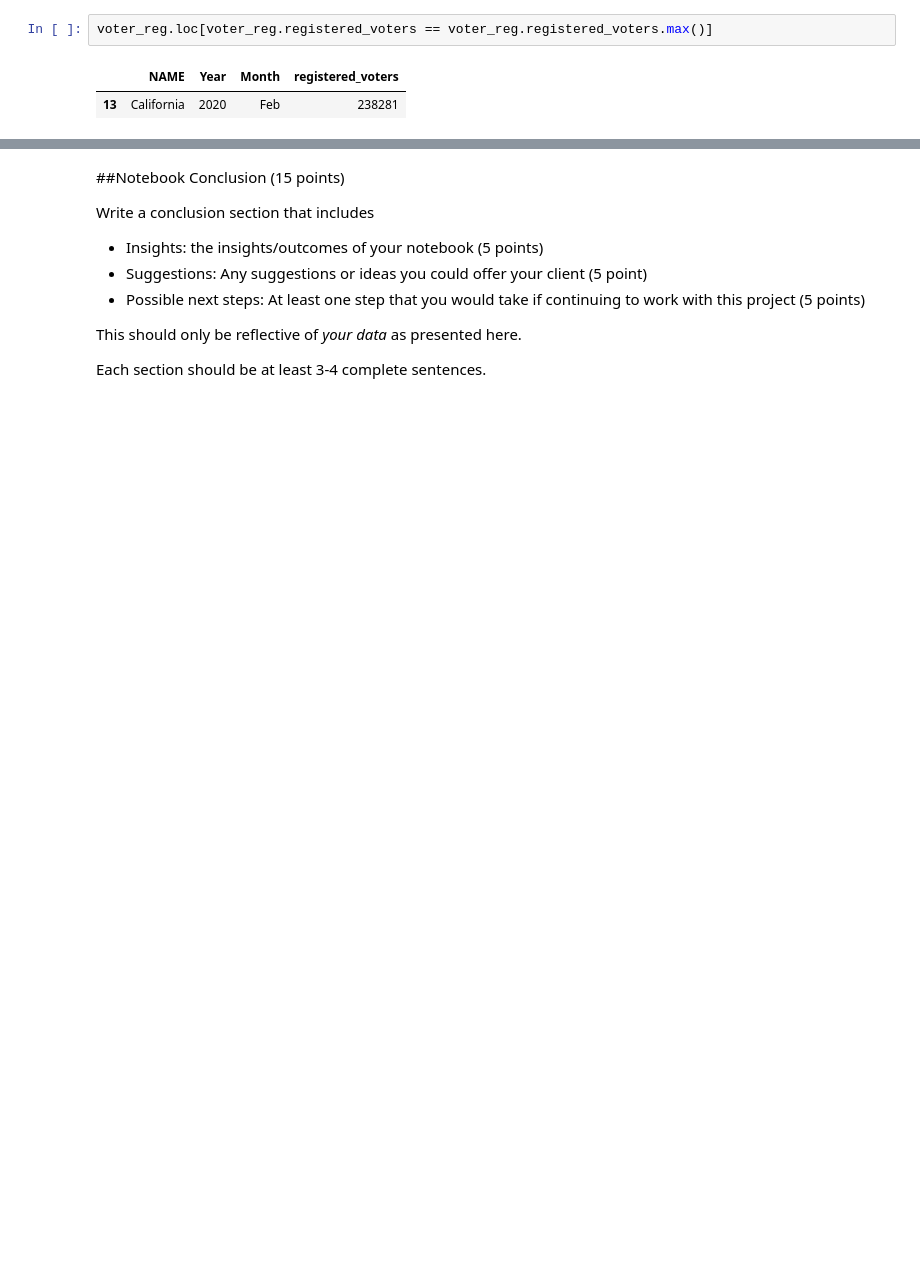
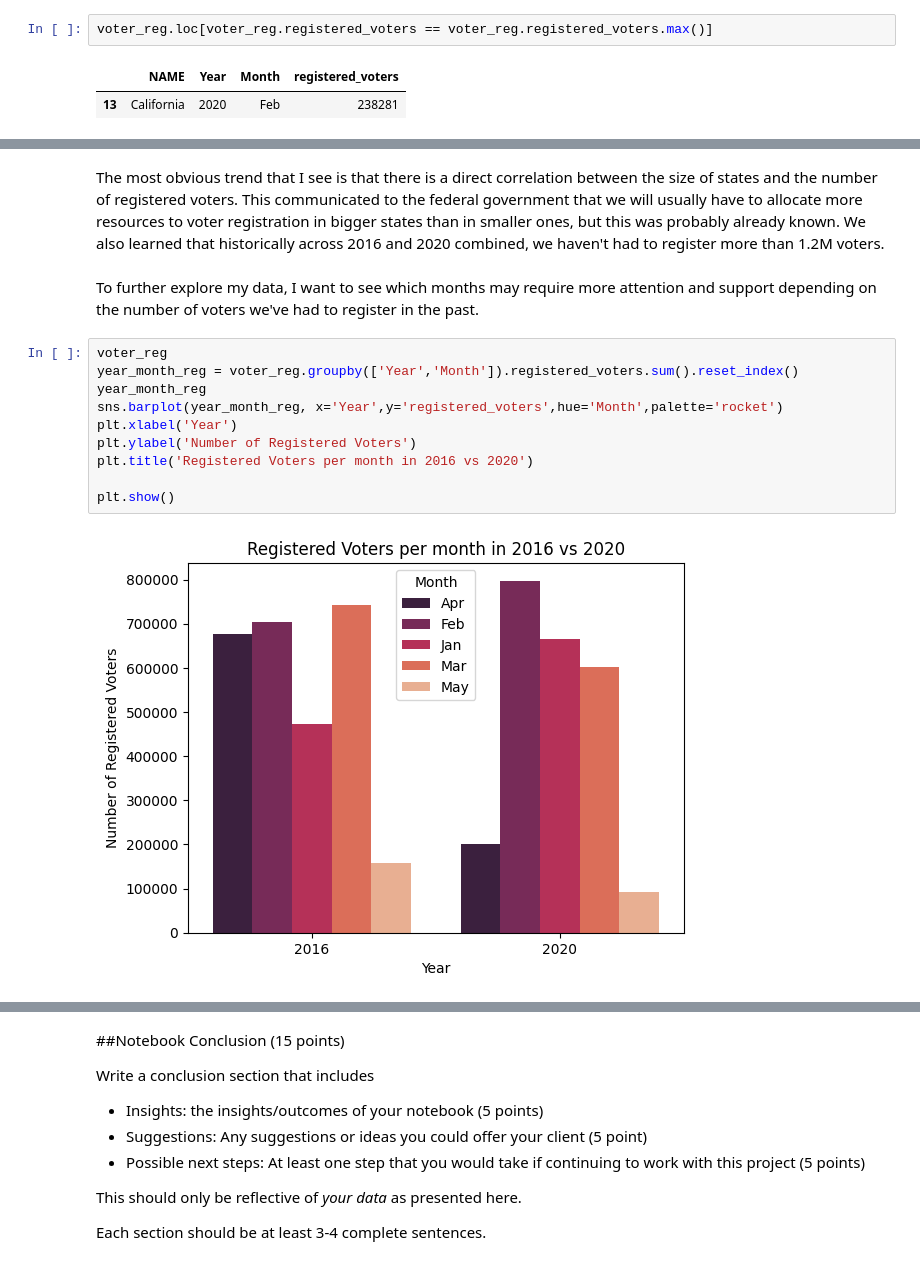
Before and after one commit to stoicelephant/DIDA325, a Jupyter notebook: Copy_of_325_Fall_Midterm_Project.ipynb, the cells around one changed output, grey strips where cells are left out. Cells and saved outputs as stored; diff of their text form; blank space fills up the shorter version.

```diff
--- a/Copy_of_325_Fall_Midterm_Project.ipynb
+++ b/Copy_of_325_Fall_Midterm_Project.ipynb
@@ -154,0 +146,16 @@ Create a data visualization that relates to either your state level research que
+# %% [markdown]
+The most obvious trend that I see is that there is a direct correlation between the size of states and the number of registered voters. This communicated to the federal government that we will usually have to allocate more resources to voter registration in bigger states than in smaller ones, but this was probably already known. We also learned that historically across 2016 and 2020 combined, we haven't had to register more than 1.2M voters.
+# %% [markdown]
+To further explore my data, I want to see which months may require more attention and support depending on the number of voters we've had to register in the past.
+# %%
+voter_reg
+year_month_reg = voter_reg.groupby(['Year','Month']).registered_voters.sum().reset_index()
+year_month_reg
+sns.barplot(year_month_reg, x='Year',y='registered_voters',hue='Month',palette='rocket')
+plt.xlabel('Year')
+plt.ylabel('Number of Registered Voters')
+plt.title('Registered Voters per month in 2016 vs 2020')
+
+plt.show()
+# %% [output]
+[figure, added]
```
Also changed, not shown: parts of 43 cells of this notebook.
